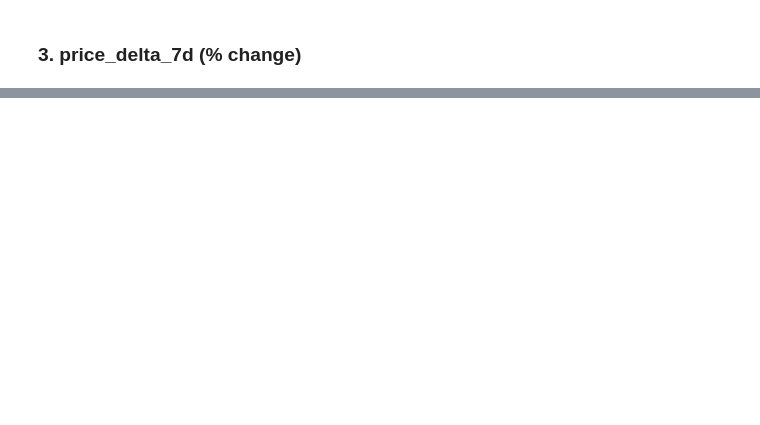
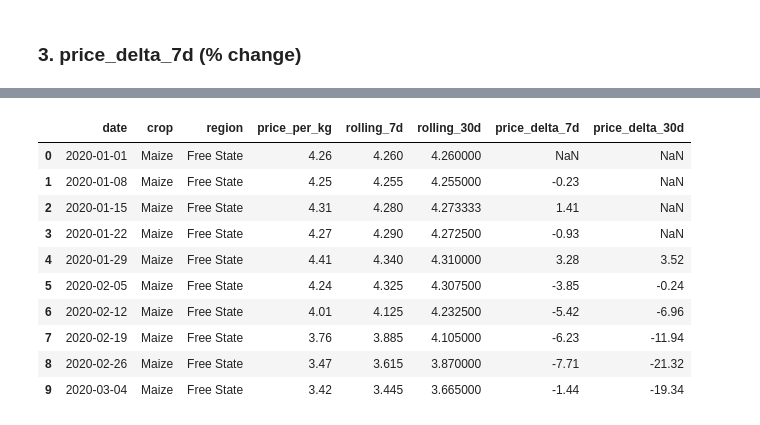
Before and after one commit to MawelelaSS/Crop-Price-Prediction-Model, a Jupyter notebook: train.ipynb, the cells around one changed output, grey strips where cells are left out. Drawn from its saved outputs; the diff is of its cells as text; code cells hidden in the pictures; blank space fills up the shorter version.

```diff
--- a/train.ipynb
+++ b/train.ipynb
@@ -186,7 +186,5 @@ df
 ###   1. rolling_7d
 # %%
 df["rolling_7d"] = df.groupby(["crop", "region"])["price_per_kg"].transform(
-    lambda x: x.rolling(window=1, min_periods=1).mean()
+    lambda x: x.rolling(window=2, min_periods=1).mean()
 )
-
-df.head(5)
@@ -227,0 +205,6 @@ TypeError: cannot do positional indexing on RangeIndex with these indexers [0
+# %%
+df["price_delta_30d"] = df.groupby(["crop", "region"])["price_per_kg"].transform(
+    lambda x: x.pct_change(periods=4).mul(100).round(2)
+)
+
+df.head(5)
@@ -227,0 +218,14 @@ TypeError: cannot do positional indexing on RangeIndex with these indexers [0
+# %%
+df[["date", "crop", "region", "price_per_kg","rolling_7d", "rolling_30d","price_delta_7d", "price_delta_30d"]].head(10)
+# %% [output]
+|  | date | crop | region | price_per_kg | rolling_7d | rolling_30d | price_delta_7d | price_delta_30d |
+| 0 | 2020-01-01 | Maize | Free State | 4.26 | 4.260 | 4.260000 | NaN | NaN |
+| 1 | 2020-01-08 | Maize | Free State | 4.25 | 4.255 | 4.255000 | -0.23 | NaN |
+| 2 | 2020-01-15 | Maize | Free State | 4.31 | 4.280 | 4.273333 | 1.41 | NaN |
+| 3 | 2020-01-22 | Maize | Free State | 4.27 | 4.290 | 4.272500 | -0.93 | NaN |
+| 4 | 2020-01-29 | Maize | Free State | 4.41 | 4.340 | 4.310000 | 3.28 | 3.52 |
+| 5 | 2020-02-05 | Maize | Free State | 4.24 | 4.325 | 4.307500 | -3.85 | -0.24 |
+| 6 | 2020-02-12 | Maize | Free State | 4.01 | 4.125 | 4.232500 | -5.42 | -6.96 |
+| 7 | 2020-02-19 | Maize | Free State | 3.76 | 3.885 | 4.105000 | -6.23 | -11.94 |
+| 8 | 2020-02-26 | Maize | Free State | 3.47 | 3.615 | 3.870000 | -7.71 | -21.32 |
+| 9 | 2020-03-04 | Maize | Free State | 3.42 | 3.445 | 3.665000 | -1.44 | -19.34 |
```
Also changed, not shown: parts of 10 cells of this notebook.
